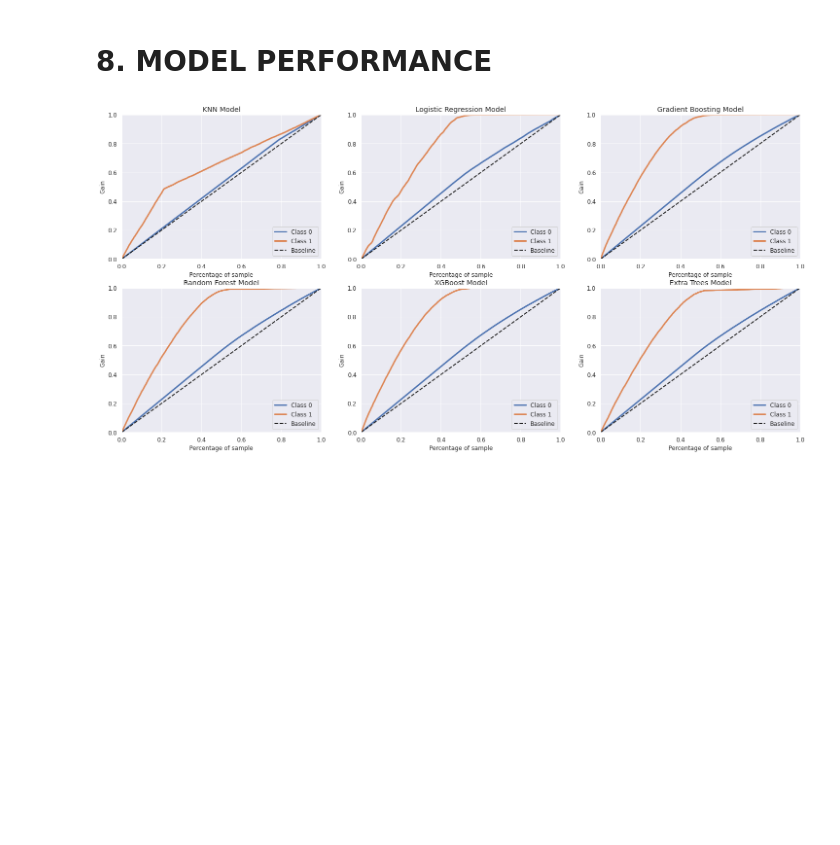
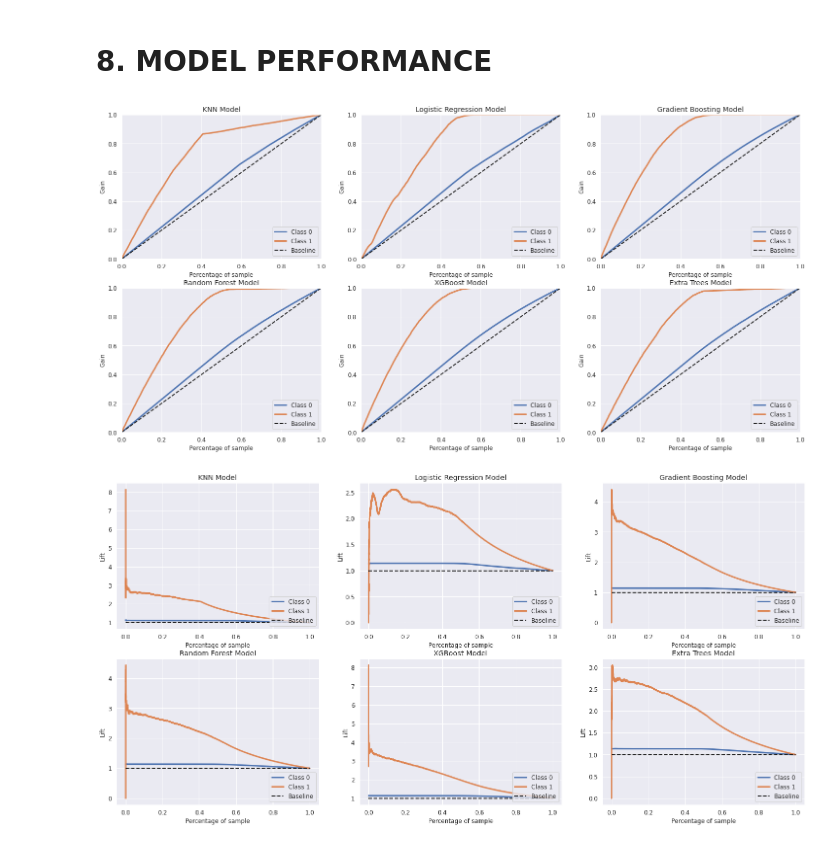
Before and after one commit to felipefvasconcelos/insurance_cross_sell, a Jupyter notebook: insurance_cross_sell_03.ipynb, the cells around one changed output. Saved outputs shown, nothing was run; the diff lists cells and outputs as text; code cells hidden in the pictures; blank space fills up the shorter version.

```diff
--- a/insurance_cross_sell_03.ipynb
+++ b/insurance_cross_sell_03.ipynb
@@ -755,7 +762,7 @@ x_val = x_validation[cols_selected]
 ## 7.1. KNN
 # %%
 # model definition
-knn_model = nh.KNeighborsClassifier(n_neighbors=2)
+knn_model = nh.KNeighborsClassifier(n_neighbors=7)
 
 # model training
 knn_model.fit(x_train, y_train)
@@ -847,7 +854,36 @@ skplt.metrics.plot_cumulative_gain(y_validation, yhat_xgb, figsize=(2,2), ax=ax5
 # extra trees
 skplt.metrics.plot_cumulative_gain(y_validation, yhat_et, figsize=(2,2), ax=ax6, title='Extra Trees Model');
 # %% [output]
-[figure, old version]
+[figure, new version]
+# %%
+# lift curve plots
+
+ax1 = plt.subplot(2,3,1)
+ax2 = plt.subplot(2,3,2)
+ax3 = plt.subplot(2,3,3)
+ax4 = plt.subplot(2,3,4)
+ax5 = plt.subplot(2,3,5)
+ax6 = plt.subplot(2,3,6)
+
+# knn
+skplt.metrics.plot_lift_curve(y_validation, yhat_knn, figsize=(5, 5), ax=ax1, title='KNN Model');
+
+# logistic regression
+skplt.metrics.plot_lift_curve(y_validation, yhat_lr, figsize=(5,5), ax=ax2, title='Logistic Regression Model');
+
+# gradient boosting
+skplt.metrics.plot_lift_curve(y_validation, yhat_gdr, figsize=(5,5), ax=ax3, title='Gradient Boosting Model');
+
+# random forest
+skplt.metrics.plot_lift_curve(y_validation, yhat_rf, figsize=(5,5), ax=ax4, title='Random Forest Model');
+
+# xgboost
+skplt.metrics.plot_lift_curve(y_validation, yhat_xgb, figsize=(2,2), ax=ax5, title='XGBoost Model');
+
+# extra trees
+skplt.metrics.plot_lift_curve(y_validation, yhat_et, figsize=(2,2), ax=ax6, title='Extra Trees Model');
+# %% [output]
+[figure, added]
 # %%
 # compute precision at k
 precision_knn = precision_at_k(x_val=x_validation, y_val=y_validation, yhat=yhat_knn, k_percentage=0.40)
```
Also changed, not shown: parts of 6 cells of this notebook.
